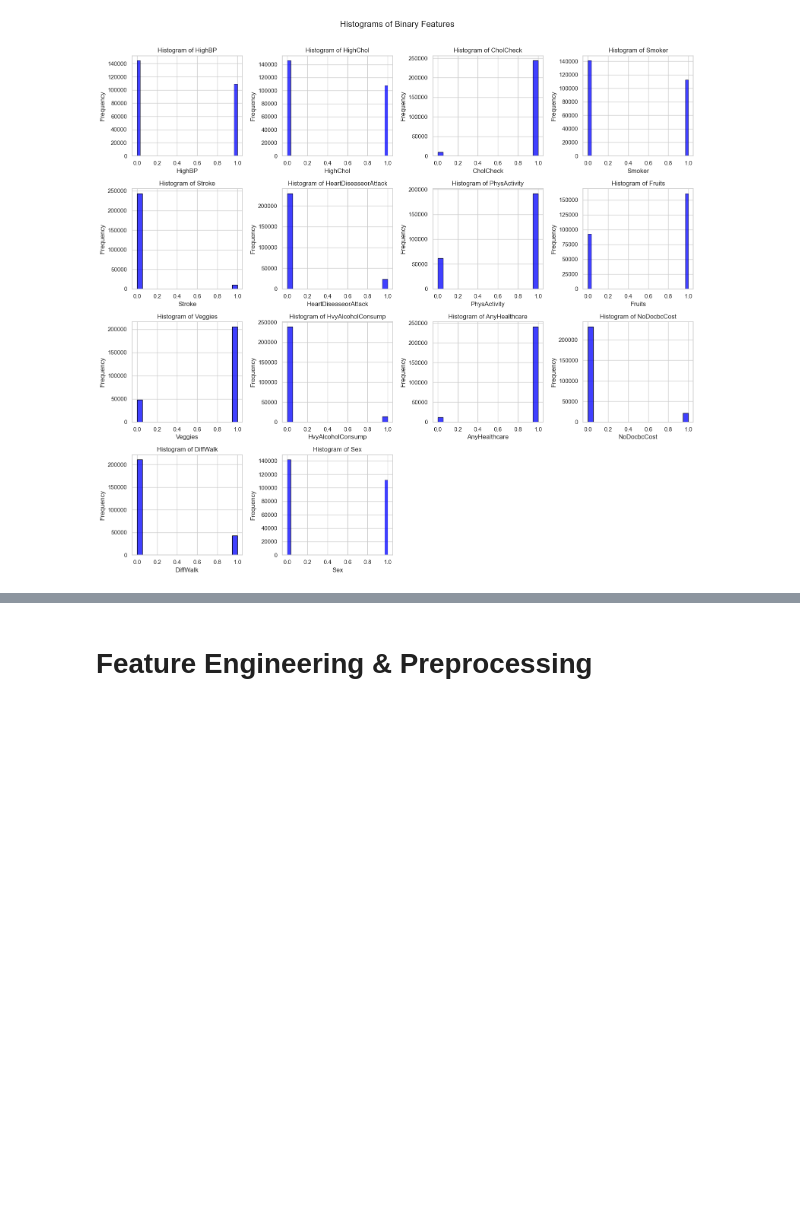
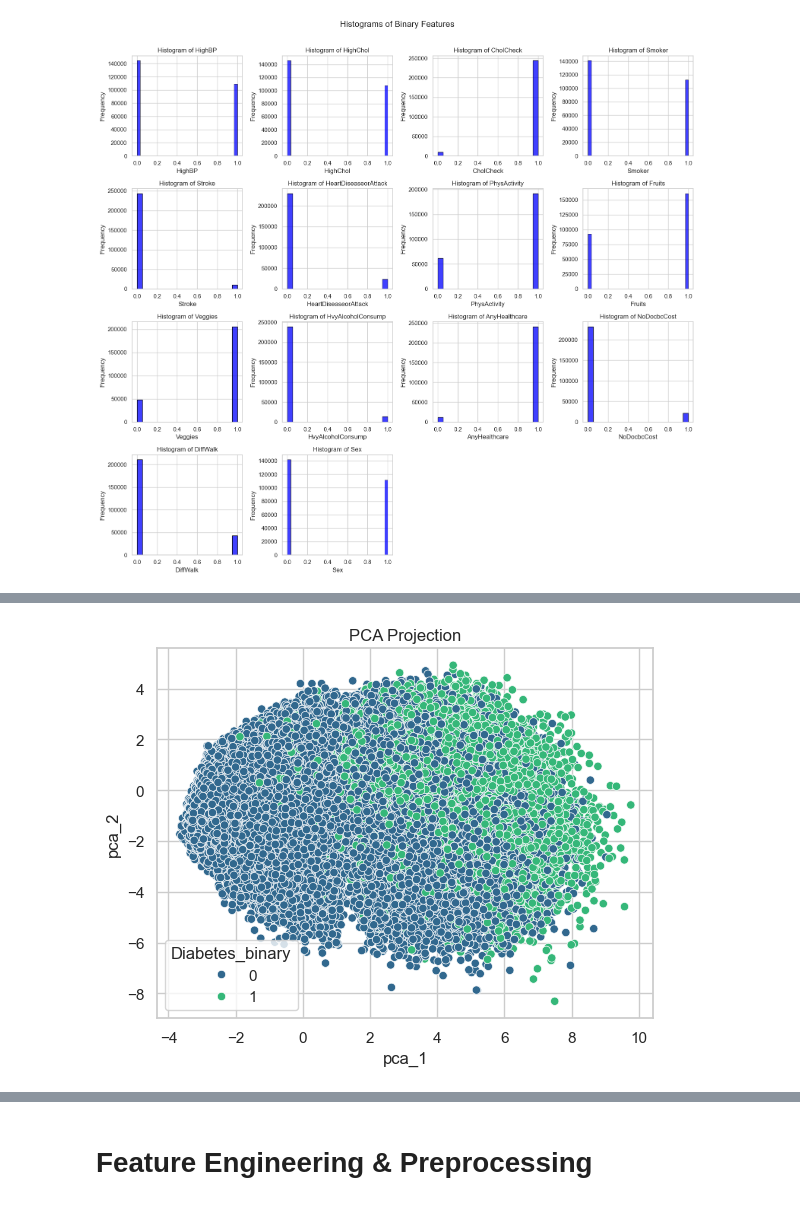
Before and after one commit to cassidygorsky/5243_FinalProject_Team13, a Jupyter notebook: applied_data_science_final_project.ipynb, the cells around one changed output, grey strips where cells are left out. Saved outputs shown, nothing was run; the diff lists cells and outputs as text; code cells hidden in the pictures; blank space fills up the shorter version.

```diff
--- a/applied_data_science_final_project.ipynb
+++ b/applied_data_science_final_project.ipynb
@@ -416,0 +441,19 @@ plt.show()
+# %%
+# Scale numeric features
+df_PCA = df.copy()
+scaler = StandardScaler()
+X_scaled = scaler.fit_transform(df_PCA)
+
+# Apply PCA
+pca = PCA(n_components=2, random_state=0)
+pca_result = pca.fit_transform(X_scaled)
+
+# Add to dataframe for plotting
+df_PCA['pca_1'] = pca_result[:,0]
+df_PCA['pca_2'] = pca_result[:,1]
+
+sns.scatterplot(x='pca_1', y='pca_2', hue='Diabetes_binary', data=df_PCA, palette='viridis')
+plt.title('PCA Projection')
+plt.show()
+# %% [output]
+[figure, added]
```
Also changed, not shown: parts of 6 cells of this notebook.
